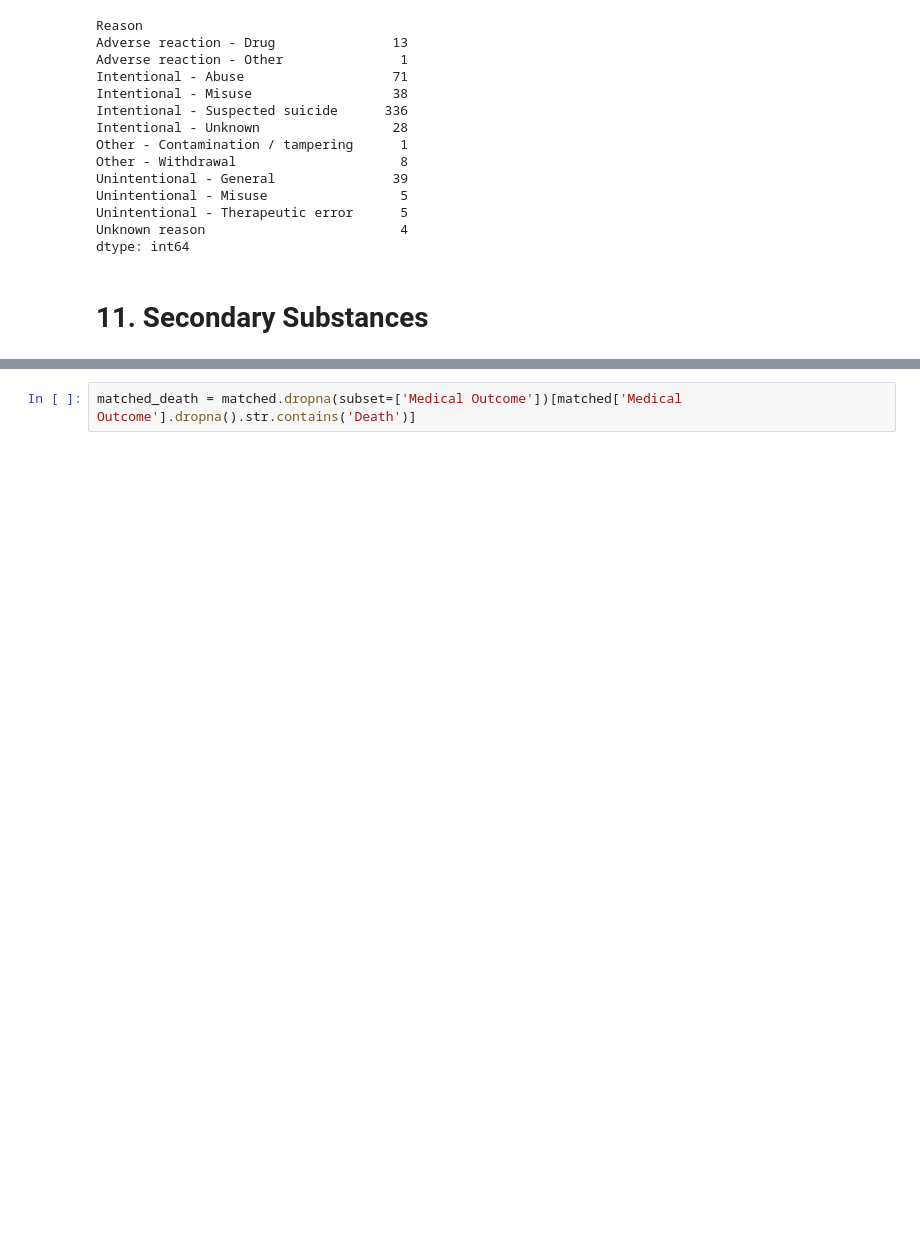
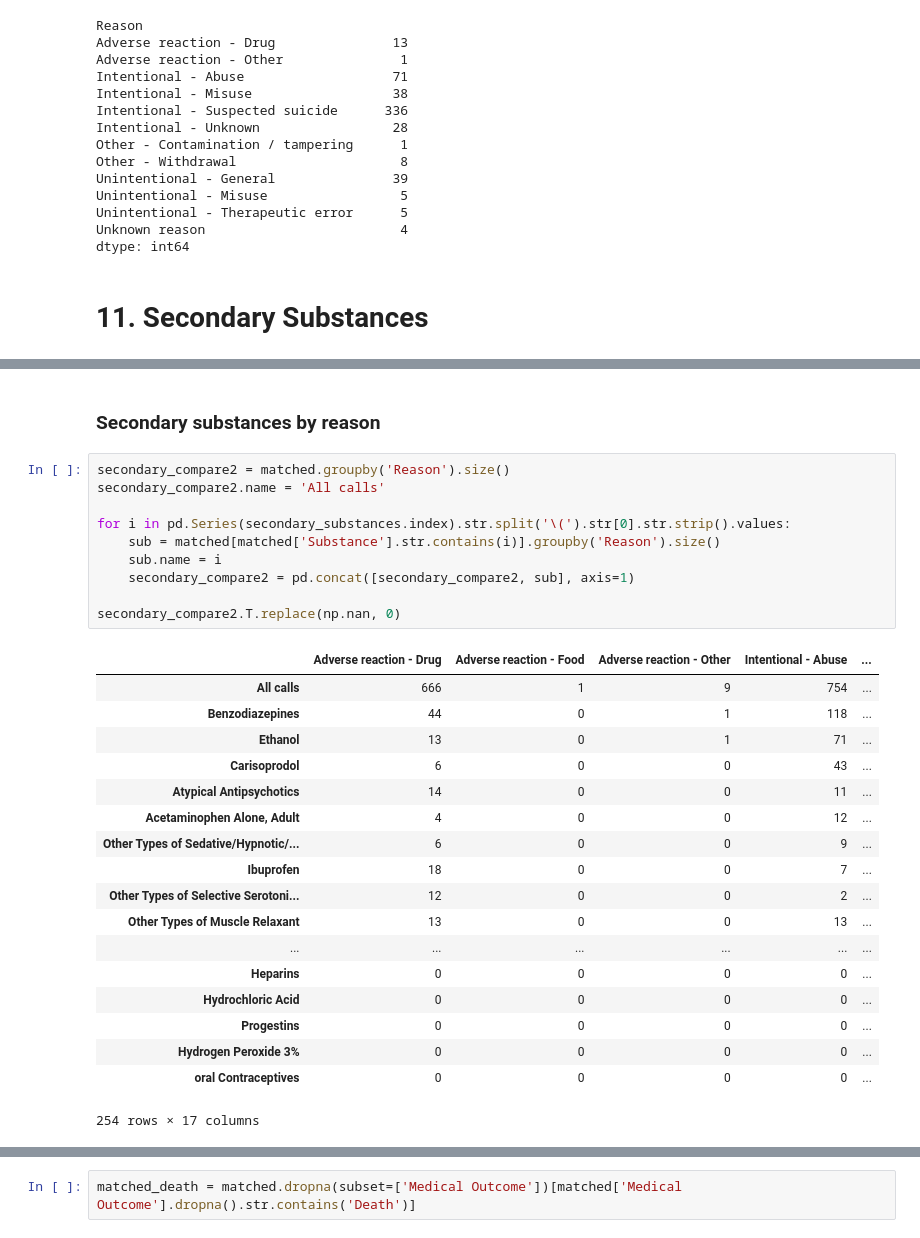
Before and after one commit to rinina/PCC-Opioid-Project, a Jupyter notebook: banner-PCC-notebook.ipynb, the cells around one changed output, grey strips where cells are left out. Drawn from its saved outputs; the diff is of its cells as text; blank space fills up the shorter version.

```diff
--- a/banner-PCC-notebook.ipynb
+++ b/banner-PCC-notebook.ipynb
@@ -622,0 +681,31 @@ dtype: int64
+# %% [markdown]
+### Secondary substances by reason
+# %%
+secondary_compare2 = matched.groupby('Reason').size()
+secondary_compare2.name = 'All calls'
+
+for i in pd.Series(secondary_substances.index).str.split('\(').str[0].str.strip().values:
+    sub = matched[matched['Substance'].str.contains(i)].groupby('Reason').size()
+    sub.name = i
+    secondary_compare2 = pd.concat([secondary_compare2, sub], axis=1)
+
+secondary_compare2.T.replace(np.nan, 0)
+# %% [output]
+|  | Adverse reaction - Drug | Adverse reaction - Food | Adverse reaction - Other | Intentional - Abuse | ... |
+| All calls | 666 | 1 | 9 | 754 | ... |
+| Benzodiazepines | 44 | 0 | 1 | 118 | ... |
+| Ethanol | 13 | 0 | 1 | 71 | ... |
+| Carisoprodol | 6 | 0 | 0 | 43 | ... |
+| Atypical Antipsychotics | 14 | 0 | 0 | 11 | ... |
+| Acetaminophen Alone, Adult | 4 | 0 | 0 | 12 | ... |
+| Other Types of Sedative/Hypnotic/... | 6 | 0 | 0 | 9 | ... |
+| Ibuprofen | 18 | 0 | 0 | 7 | ... |
+| Other Types of Selective Serotoni... | 12 | 0 | 0 | 2 | ... |
+| Other Types of Muscle Relaxant | 13 | 0 | 0 | 13 | ... |
+| ... | ... | ... | ... | ... | ... |
+| Heparins | 0 | 0 | 0 | 0 | ... |
+| Hydrochloric Acid | 0 | 0 | 0 | 0 | ... |
+| Progestins | 0 | 0 | 0 | 0 | ... |
+| Hydrogen Peroxide 3% | 0 | 0 | 0 | 0 | ... |
+| oral Contraceptives | 0 | 0 | 0 | 0 | ... |
+254 rows × 17 columns
```
Also changed, not shown: parts of 17 cells of this notebook.
